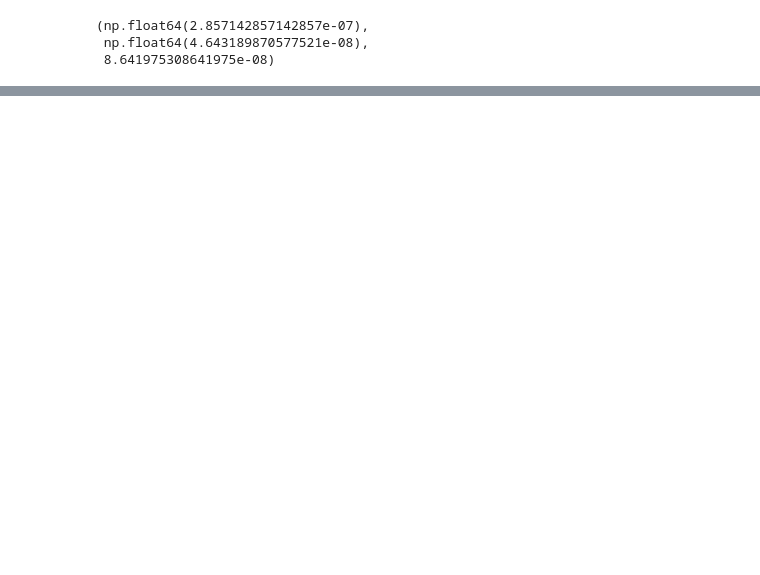
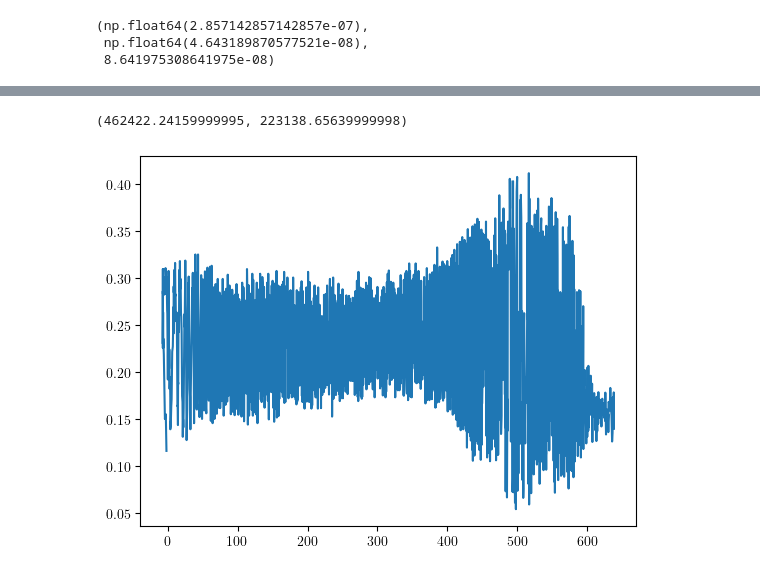
Before and after one commit to ChriGomm/Praktikum2, a Jupyter notebook: MS_Christian_Matteo/ms.ipynb, the cells around one changed output, grey strips where cells are left out. Saved outputs shown, nothing was run; the diff lists cells and outputs as text; code cells hidden in the pictures; blank space fills up the shorter version.

```diff
--- a/MS_Christian_Matteo/ms.ipynb
+++ b/MS_Christian_Matteo/ms.ipynb
@@ -328,0 +329,12 @@ plt.show()
+# %%
+8.40767712e+02*550, 4.05706648e+02*550
+# %% [output]
+(462422.24159999995, 223138.65639999998)
+# %%
+df =pd.read_csv("MS Messung2.csv")
+data2 = df.to_numpy()
+plt.figure()
+plt.plot(data2[:,2],data2[:,1])
+plt.show()
+# %% [output]
+[figure, added]
```
Also changed, not shown: parts of 4 cells of this notebook, 8 other files.
